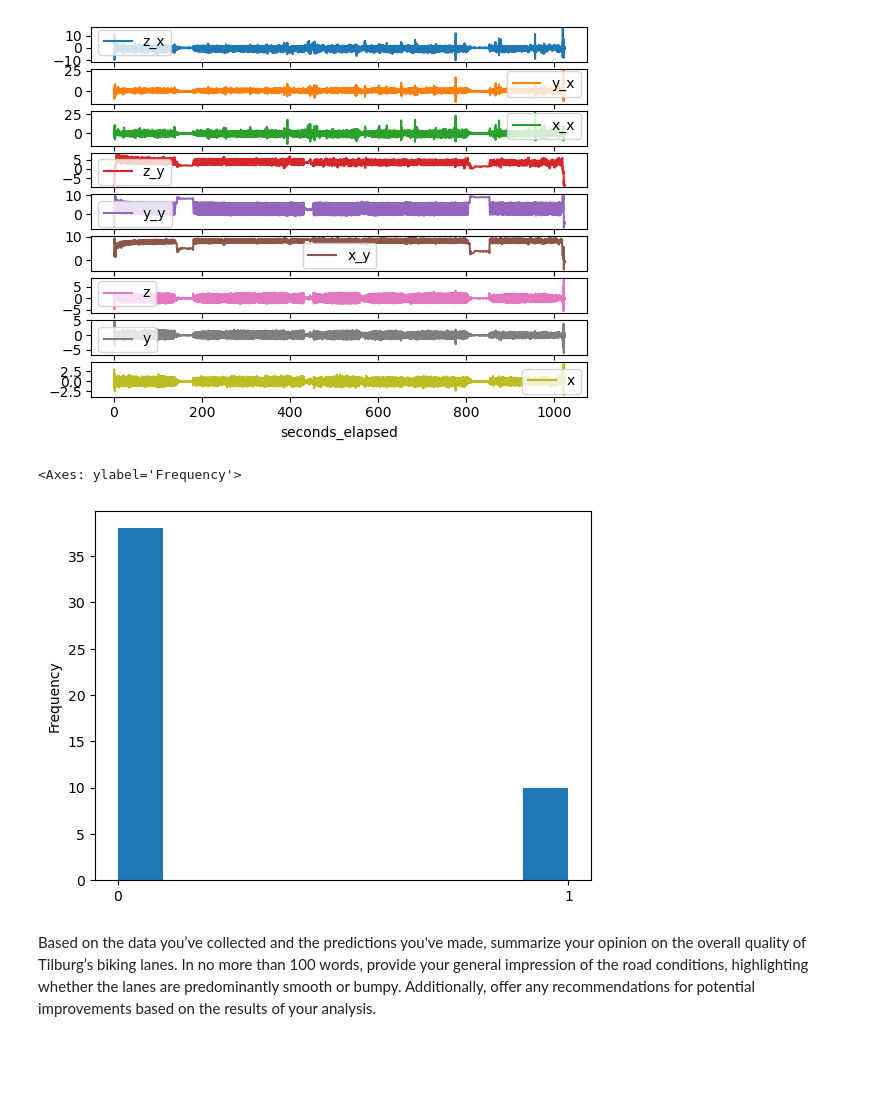
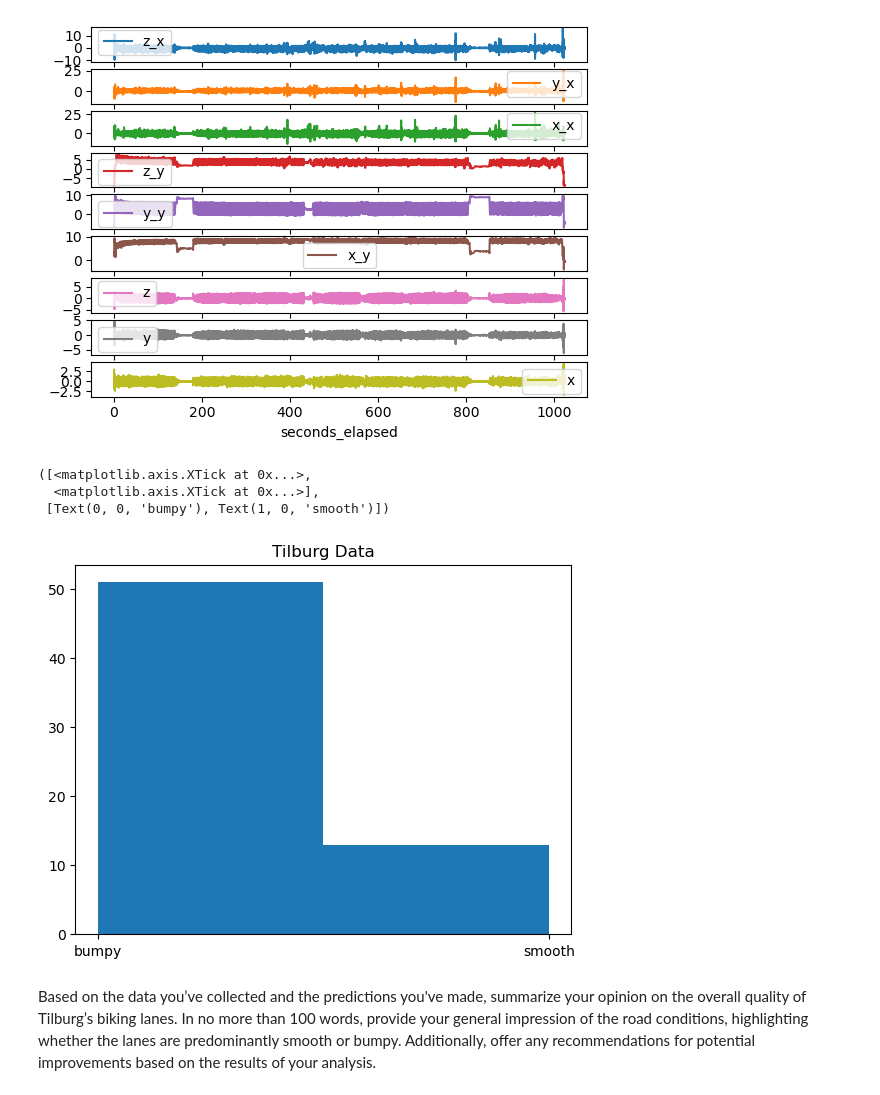
Before and after one commit to fbouwman01/Assignment-1b-data-analysis-for-bumpy-lane-detection, a Jupyter notebook: Template_1b.ipynb, the cells around one changed output. Drawn from its saved outputs; the diff is of its cells as text; code cells hidden in the pictures; blank space fills up the shorter version.

Commit message:
refactoring functions

```diff
--- a/Template_1b.ipynb
+++ b/Template_1b.ipynb
@@ -971,18 +973,20 @@ for example : bumpy, smooth, smooth, bumpy, smooth, etc... until end of the road
 Good luck
 # %%
 #// BEGIN_TODO train two GMM models
-bumpy_features = np.load('bumpyfeatures.npy')
-smooth_features = np.load('smoothfeatures.npy')
 
 
-
+# transforms the data using the PCA model trained on combined features
 bumpy_pca = PCA_model.transform(bumpy_features)
 smooth_pca = PCA_model.transform(smooth_features)
 
-Num_groups=3
+#number of clusters used int The GMM model
+Num_clusters=2
 
-means_sm, covs_sm, rho_sm, gamma_sm, J_sm = GMM_modeling(smooth_pca, Num_groups, 10)
-means_bu, covs_bu, rho_bu, gamma_bu, J_bu = GMM_modeling(bumpy_pca , Num_groups, 10)
+#create reprodicibility by fixing the random states
+np.random.seed(seed = 5)
+# Creating the model used in classifying the Tilburg dataset
+means_sm, covs_sm, rho_sm, gamma_sm, J_sm = GMM_modeling(smooth_pca, Num_clusters, 10)
+means_bu, covs_bu, rho_bu, gamma_bu, J_bu = GMM_modeling(bumpy_pca , Num_clusters, 10)
 
 plot_GMM_eig(bumpy_pca,gamma_bu)
 plot_GMM_eig(smooth_pca,gamma_sm)
@@ -1085,39 +1088,60 @@ Til_data_norm.iloc[:,1:] = (Til_data.iloc[:,1:]-Til_data.iloc[:,1:].mean(axis=0)
 # %%
 #// BEGIN_TODO Classify Tilburg biking lane
 def transform_data(X,PCA_model = PCA_model):
+    """ The function is used to transform the data, by removing the "second_elapsed column, preproces data using the
+    preproces function and transforming the data to PCA space using a given PCA model
+    input: Data (X), PCA model (PCA_model)
+    output: Transformed data (PCA_X)
+
+    """
     X_mat =np.array(X.drop(columns=["seconds_elapsed"]))
-    X_features = preproces(X_mat)
+    X_features = preproces(X_mat) # destracting the mean, std, max, min from data by rolling over the data.
     PCA_X = PCA_model.transform(X_features)
     return PCA_X
 
 model_smooth = [means_sm, covs_sm, rho_sm]
 model_bumpy = [means_bu,covs_bu, rho_bu]
 
 
 def classifer(X, models =[model_bumpy, model_smooth], PCA_model = PCA_model):
+    """The function Classifies if the data is Bumpy or smooth using gaussian mixture models,.
+    The function taks parts of the data and rols over the data.
+    The data is transform using the transform_data function. The loglikelihood of GMM models are compered to determine the best fit.
+    input: Data (X), model of bumpy and smooth_model (including mean, covariant and rho of the GMM model)
+    output: classified data (J_total (0 means bumpy, 1 means smooth))
+
+
+
+    """
     J_total=[]
     L =30 #size of the rolling
-    k =10 # size of the overlap
+    k =15 # size of the overlap
     for parts in range(0,int(np.floor(1018/(L-k)))):
-        X_part= X.iloc[np.where((X["seconds_elapsed"]>parts*(L-k)) & (X["seconds_elapsed"]<L+parts*(L-k)))[0],:]
+        X_part= X.iloc[np.where((X["seconds_elapsed"]>parts*(L-k)) & (X["seconds_elapsed"]<L+parts*(L-k)))[0],:]  #taking parts of the data
         if X_part.shape[0]>0:
             X_PCA = transform_data(X_part, PCA_model)
             J_compare=[]
-            for i in range(0,2):
+            for i in range(0,2): # the best fit is determined
                 J_compare+= [loglikelihood(X_PCA,*models[i])]
             if J_compare[0]> J_compare[1]:
                 J_total += [0] #"bumpy"
             else:
                 J_total += [1] #"smooth"
 
     return J_total
 kwaliteit_wegen = classifer(Til_data_norm)
-pd.DataFrame(kwaliteit_wegen).plot(kind="hist", xticks=[0,1], legend=False)
+# plot a histogram
+plt.hist(kwaliteit_wegen, bins = 2)
+plt.title("Tilburg Data")
+# resetting the x-axis
+plt.xticks([0,1],["bumpy", "smooth"])
 
 
 #// END_TODO
 # %% [output]
-<Axes: ylabel='Frequency'>
+([<matplotlib.axis.XTick at 0x...>,
+  <matplotlib.axis.XTick at 0x...>],
+ [Text(0, 0, 'bumpy'), Text(1, 0, 'smooth')])
-[figure, old version]
+[figure, new version]
 # %% [markdown]
 Based on the data you’ve collected and the predictions you've made, summarize your opinion on the overall quality of Tilburg’s biking lanes. In no more than 100 words, provide your general impression of the road conditions, highlighting whether the lanes are predominantly smooth or bumpy. Additionally, offer any recommendations for potential improvements based on the results of your analysis.
```
Also changed, not shown: parts of 20 cells of this notebook.
